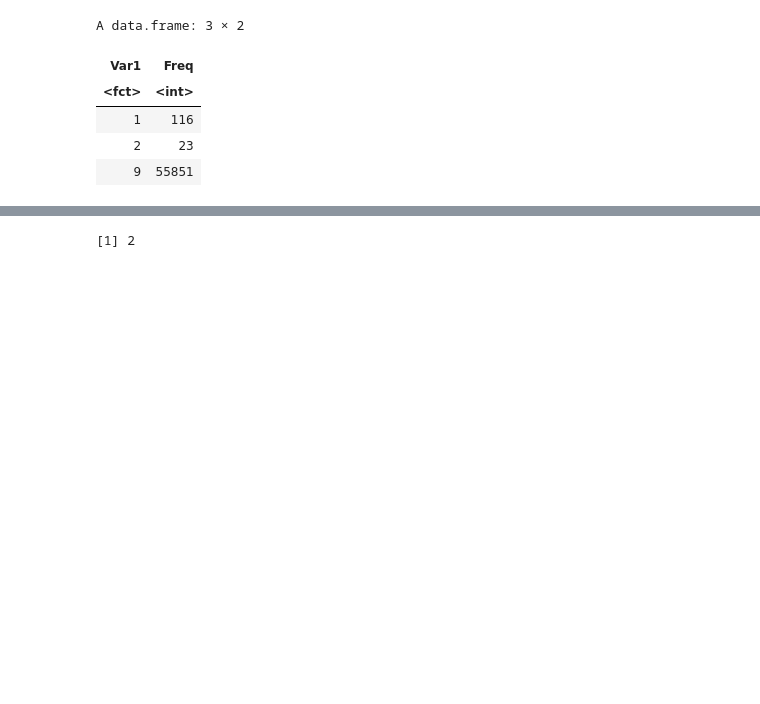
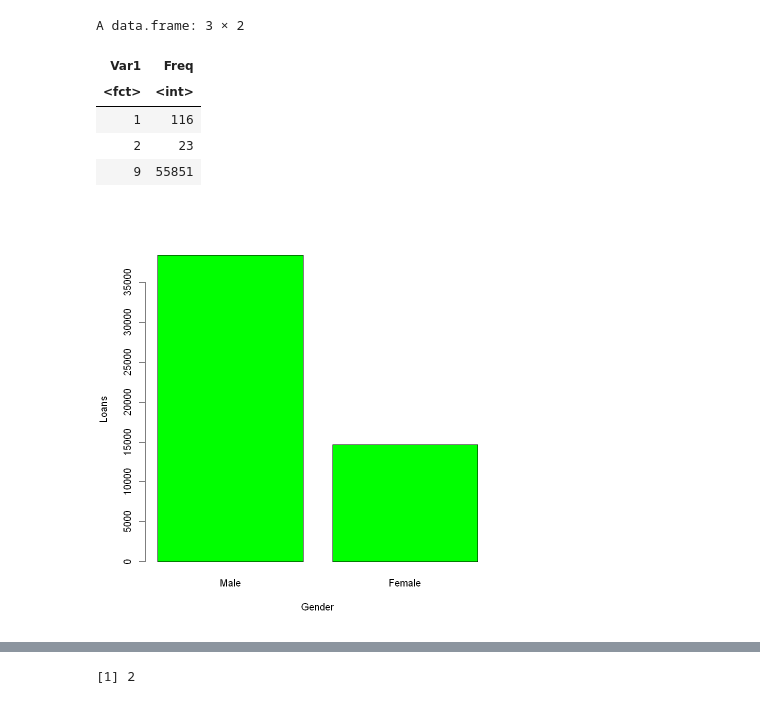
Before and after one commit to Kavya-Shekar/Home_loan_Data_analysis, a Jupyter notebook: Data_cleaning.ipynb, the cells around one changed output, grey strips where cells are left out. Cells and saved outputs as stored; diff of their text form; code cells hidden in the pictures; blank space fills up the shorter version.

```diff
--- a/Data_cleaning.ipynb
+++ b/Data_cleaning.ipynb
@@ -251,3 +267,14 @@ A data.frame: 3 × 2
 | 1 | 116 |
 | 2 | 23 |
 | 9 | 55851 |
+# %%
+# Create the data for the chart
+males = sum(data$BoGender == 1)
+females = sum(data$BoGender == 2)
+X <- c("Male", "Female")
+Y <- c(males, females)
+
+# Plot the bar chart
+barplot(Y,names.arg=X,xlab="Gender",ylab="Loans",col="green")
+# %% [output]
+[figure, added]
```
Also changed, not shown: parts of 24 cells of this notebook.
